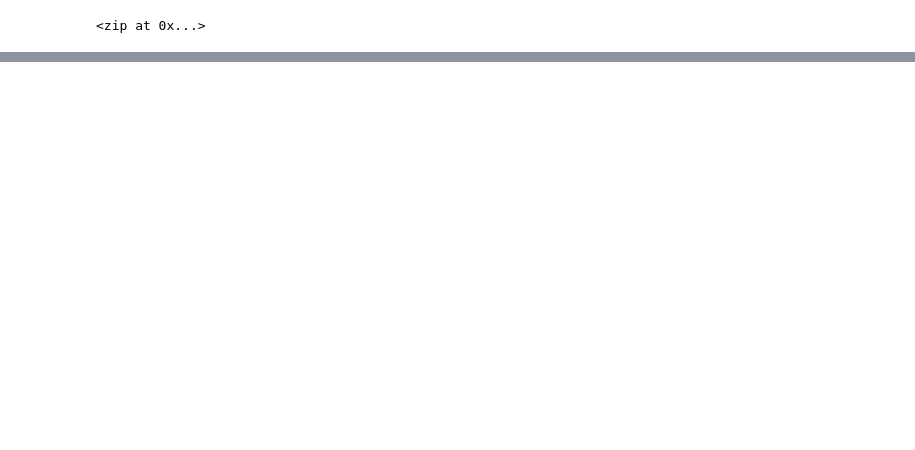
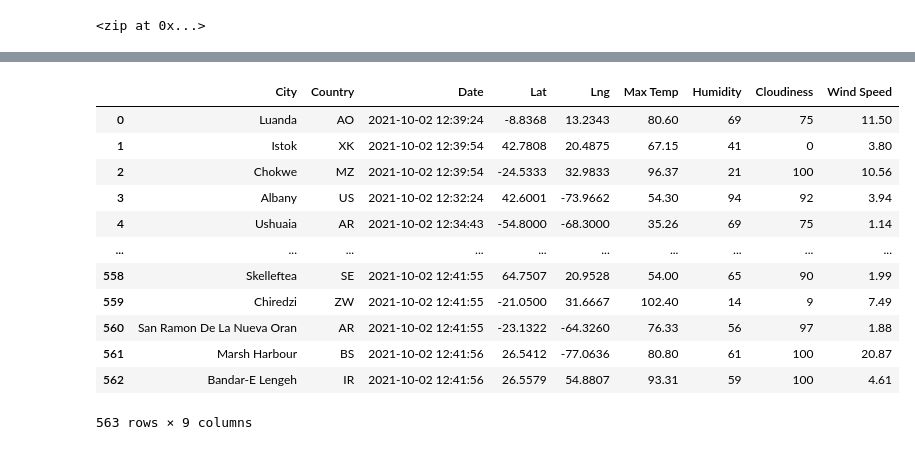
Before and after one commit to Stkaran/World_Weather_Analysis, a Jupyter notebook: WeatherPy.ipynb, the cells around one changed output, grey strips where cells are left out. Cells and saved outputs as stored; diff of their text form; code cells hidden in the pictures; blank space fills up the shorter version.

Commit message:
Adding API request and changes to gitignore

```diff
--- a/WeatherPy.ipynb
+++ b/WeatherPy.ipynb
@@ -3,6 +3,14 @@
 import pandas as pd
 import matplotlib.pyplot as plt
 import numpy as np
+import requests
+# Import the API key.
+from config import weather_api_key
+# Use the citipy module to determine city based on latitude and longitude.
+from citipy import citipy
+url = "http://api.openweathermap.org/data/2.5/weather?units=Imperial&APPID=" + weather_api_key
+# Import the datetime module from the datetime library.
+from datetime import datetime
 # %%
 # Create a set of random latitude and longitude combinations.
 lats = np.random.uniform(low=-90.000, high=90.000, size=1500)
@@ -33,0 +128,4 @@ len(cities)
+# %%
+# Convert the array of dictionaries to a Pandas DataFrame.
+city_data_df = pd.DataFrame(city_data)
+city_data_df.head(10)
@@ -33,0 +144,18 @@ len(cities)
+# %%
+new_column_order = ["City","Country","Date","Lat","Lng","Max Temp","Humidity","Cloudiness","Wind Speed"]
+city_data_df = city_data_df[new_column_order]
+city_data_df
+# %% [output]
+|  | City | Country | Date | Lat | Lng | Max Temp | Humidity | Cloudiness | Wind Speed |
+| 0 | Luanda | AO | 2021-10-02 12:39:24 | -8.8368 | 13.2343 | 80.60 | 69 | 75 | 11.50 |
+| 1 | Istok | XK | 2021-10-02 12:39:54 | 42.7808 | 20.4875 | 67.15 | 41 | 0 | 3.80 |
+| 2 | Chokwe | MZ | 2021-10-02 12:39:54 | -24.5333 | 32.9833 | 96.37 | 21 | 100 | 10.56 |
+| 3 | Albany | US | 2021-10-02 12:32:24 | 42.6001 | -73.9662 | 54.30 | 94 | 92 | 3.94 |
+| 4 | Ushuaia | AR | 2021-10-02 12:34:43 | -54.8000 | -68.3000 | 35.26 | 69 | 75 | 1.14 |
+| ... | ... | ... | ... | ... | ... | ... | ... | ... | ... |
+| 558 | Skelleftea | SE | 2021-10-02 12:41:55 | 64.7507 | 20.9528 | 54.00 | 65 | 90 | 1.99 |
+| 559 | Chiredzi | ZW | 2021-10-02 12:41:55 | -21.0500 | 31.6667 | 102.40 | 14 | 9 | 7.49 |
+| 560 | San Ramon De La Nueva Oran | AR | 2021-10-02 12:41:55 | -23.1322 | -64.3260 | 76.33 | 56 | 97 | 1.88 |
+| 561 | Marsh Harbour | BS | 2021-10-02 12:41:56 | 26.5412 | -77.0636 | 80.80 | 61 | 100 | 20.87 |
+| 562 | Bandar-E Lengeh | IR | 2021-10-02 12:41:56 | 26.5579 | 54.8807 | 93.31 | 59 | 100 | 4.61 |
+563 rows × 9 columns
```
Also changed, not shown: parts of 7 cells of this notebook, 1 other file.
